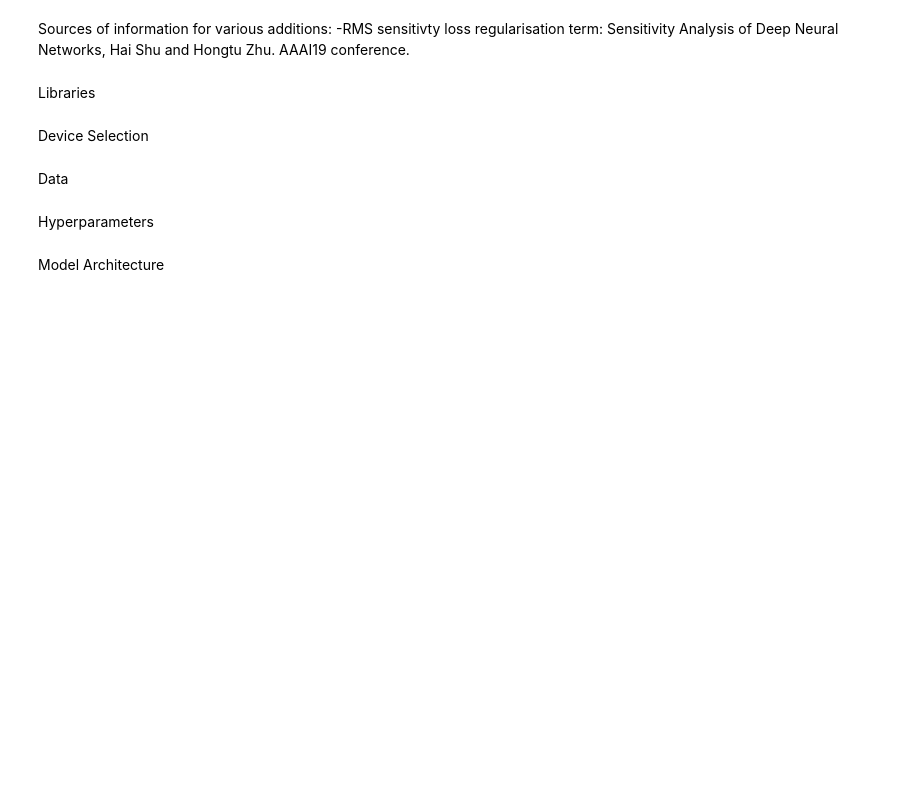
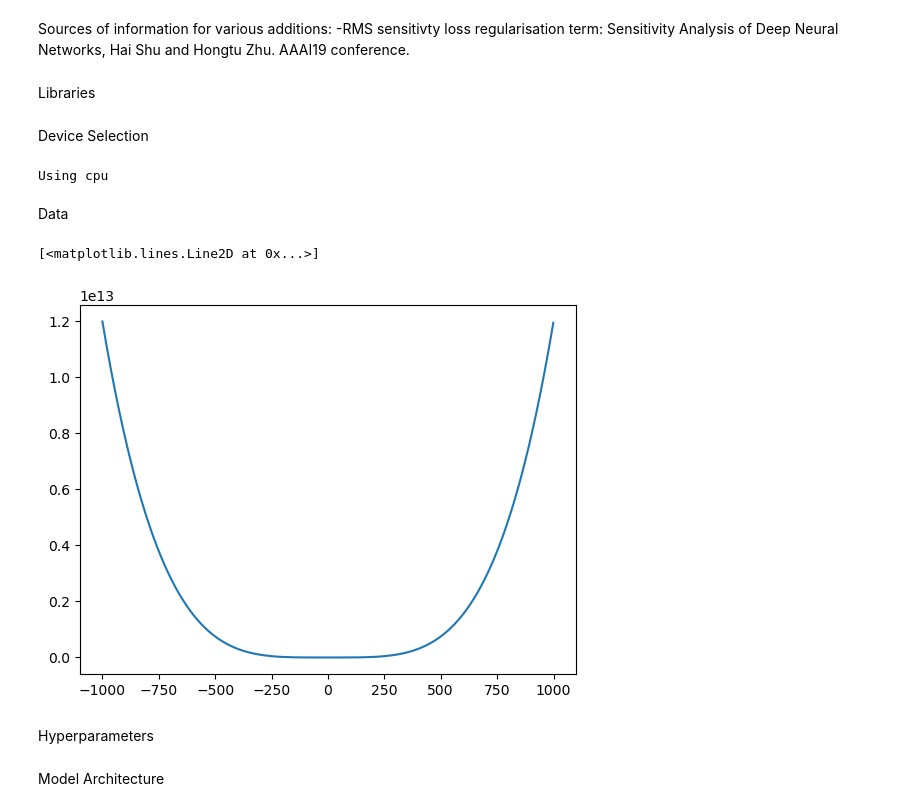
Before and after one commit to youngers2006/Research-Placement, a Jupyter notebook: 1D_approximator_iteration1.ipynb, the cells around one changed output. Cells and saved outputs as stored; diff of their text form; code cells hidden in the pictures; blank space fills up the shorter version.

```diff
--- a/1D_approximator_iteration1.ipynb
+++ b/1D_approximator_iteration1.ipynb
@@ -18,22 +18,31 @@ Device Selection
 # %%
 if torch.cuda.is_available():
     my_device = torch.device("cuda")
+    print("Using gpu")
 else:
     my_device = torch.device("cpu")
+    print("Using cpu")
+# %% [output]
+Using cpu
 # %% [markdown]
 Data
 # %%
 def target_function(x):
     x = np.array(x,dtype=np.float32)
     y1 = np.array(12*x**4 + 81*x**2 - 10*x + 14)
     y2 = np.array(48*x**3 + 162*x - 10)
     return y1,y2
 
 train_data_raw = range(-1000, 1000)
 y1_raw, y2_raw = target_function(train_data_raw)
 
 inputs = torch.tensor(list(train_data_raw), dtype=torch.float32).unsqueeze(1)
 targets = torch.tensor(np.stack([y1_raw, y2_raw], axis=1), dtype=torch.float32)
+
+plt.plot(train_data_raw,y1_raw)
+# %% [output]
+[<matplotlib.lines.Line2D at 0x...>]
+[figure, added]
 # %% [markdown]
 Hyperparameters
 # %%
```
Also changed, not shown: parts of 5 cells of this notebook, 2 other files.
